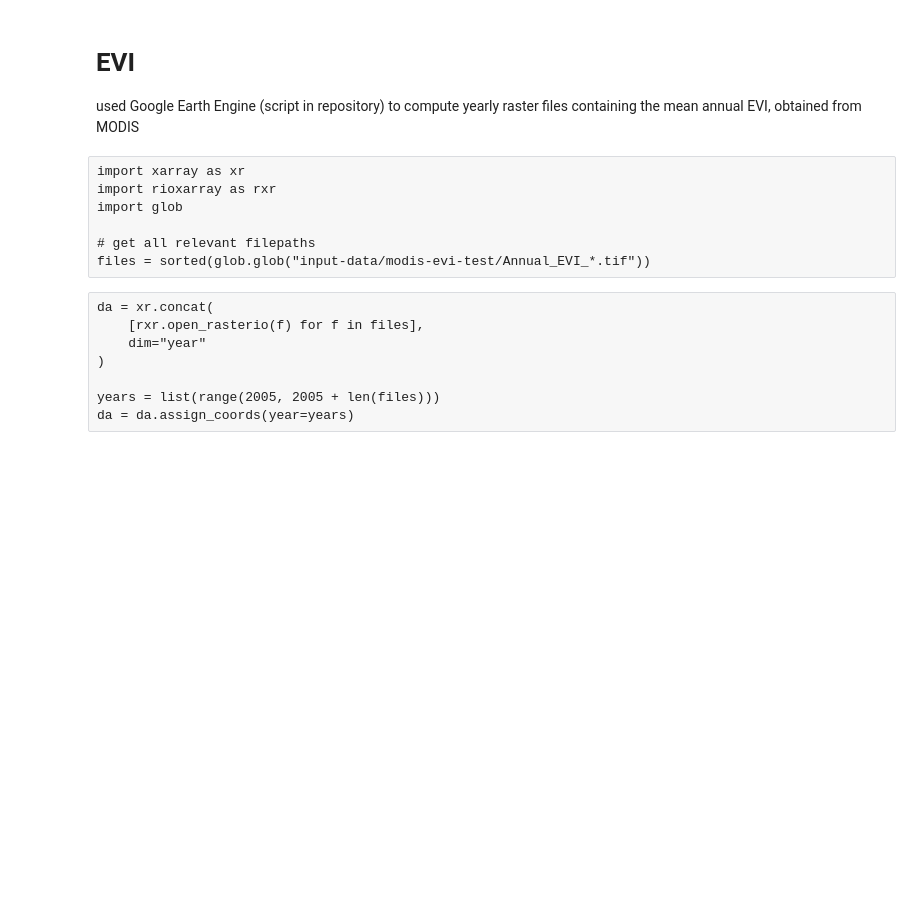
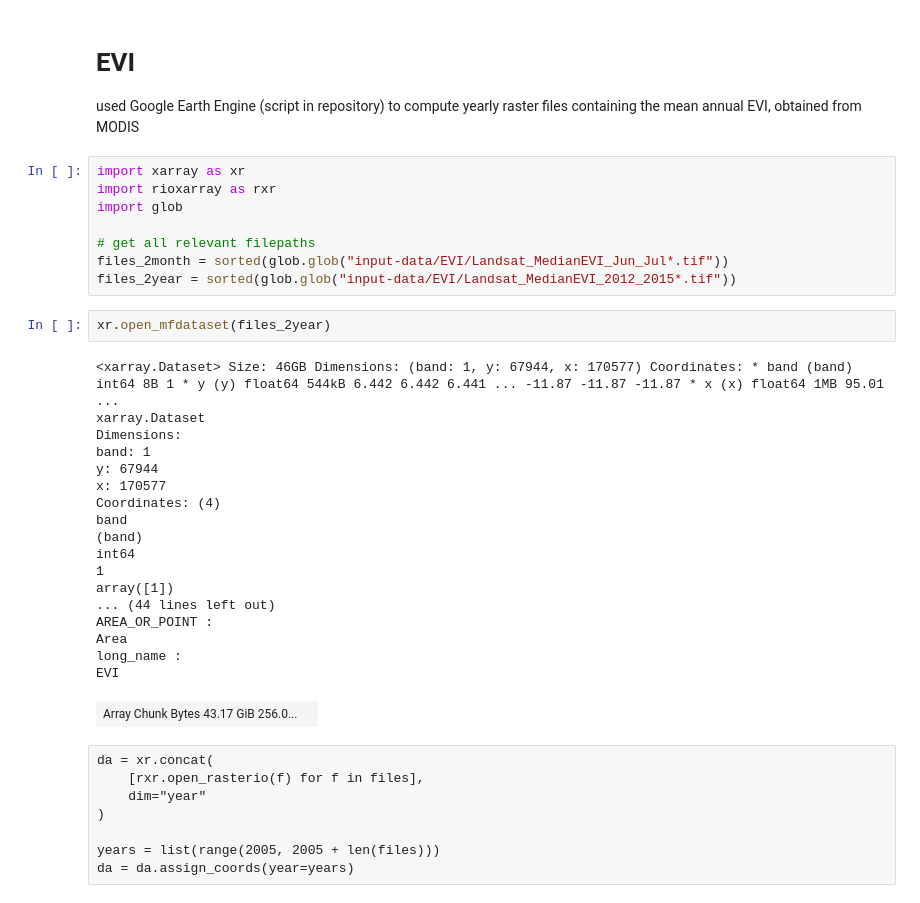
Before and after one commit to ninorp55/tropical-peat-post-fire-vegetation-recovery, a Jupyter notebook: 1_preprocessing.ipynb, the cells around one changed output. Cells and saved outputs as stored; diff of their text form; blank space fills up the shorter version.

```diff
--- a/1_preprocessing.ipynb
+++ b/1_preprocessing.ipynb
@@ -392,13 +388,35 @@ Total burned peatland area (ha)
 
 used Google Earth Engine (script in repository) to compute yearly raster files containing the mean annual EVI,
 obtained from MODIS
-# %% [raw]
-import xarray as xr
-import rioxarray as rxr
-import glob
-
-# get all relevant filepaths
-files = sorted(glob.glob("input-data/modis-evi-test/Annual_EVI_*.tif"))
+# %%
+import xarray as xr
+import rioxarray as rxr
+import glob
+
+# get all relevant filepaths
+files_2month = sorted(glob.glob("input-data/EVI/Landsat_MedianEVI_Jun_Jul*.tif"))
+files_2year = sorted(glob.glob("input-data/EVI/Landsat_MedianEVI_2012_2015*.tif"))
+# %%
+xr.open_mfdataset(files_2year)
+# %% [output]
+<xarray.Dataset> Size: 46GB Dimensions: (band: 1, y: 67944, x: 170577) Coordinates: * band (band) int64 8B 1 * y (y) float64 544kB 6.442 6.442 6.441 ... -11.87 -11.87 -11.87 * x (x) float64 1MB 95.01  ...
+xarray.Dataset
+Dimensions:
+band: 1
+y: 67944
+x: 170577
+Coordinates: (4)
+band
+(band)
+int64
+1
+array([1])
+... (44 lines left out)
+AREA_OR_POINT :
+Area
+long_name :
+EVI
+| Array Chunk Bytes 43.17 GiB 256.0... |  |
 # %% [raw]
 da = xr.concat(
     [rxr.open_rasterio(f) for f in files],
```
Also changed, not shown: parts of 24 cells of this notebook.
